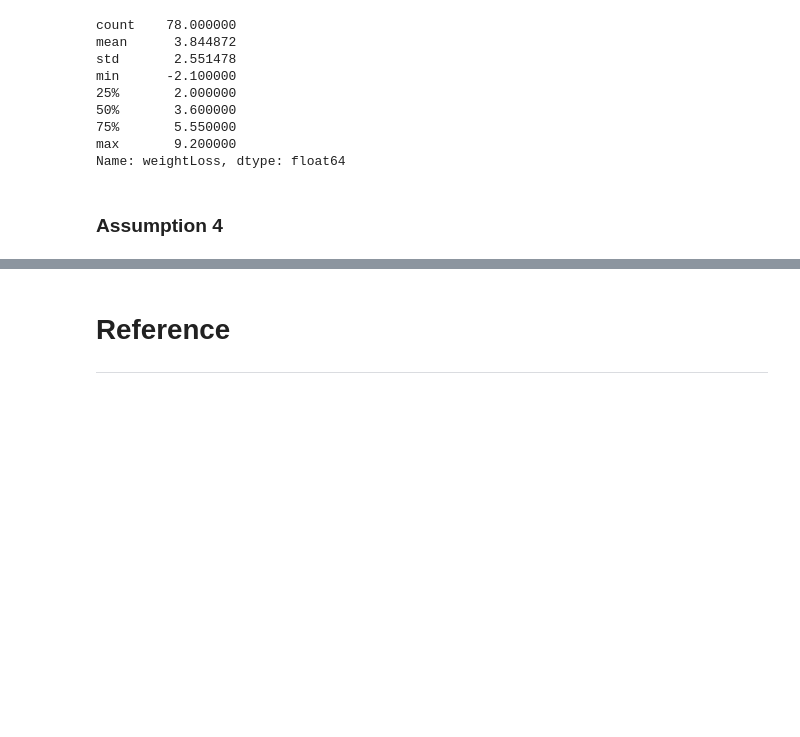
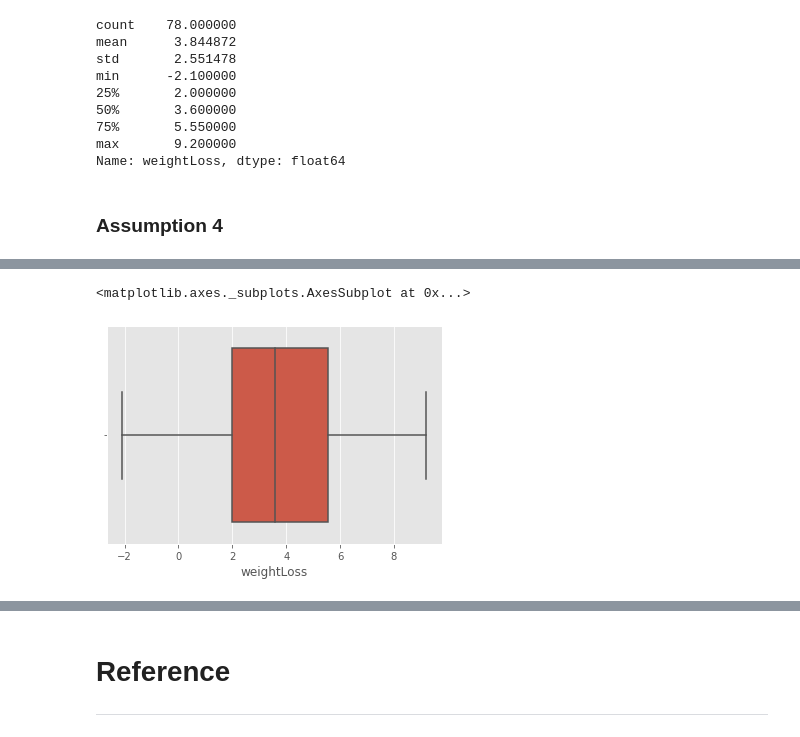
Before and after one commit to shaner1/Machine_Learning_-_Statistic, a Jupyter notebook: scipy-stats.ipynb, the cells around one changed output, grey strips where cells are left out. Cells and saved outputs as stored; diff of their text form; code cells hidden in the pictures; blank space fills up the shorter version.

Commit message:
Adding graphs and documentation to scipy notebook

```diff
--- a/scipy-stats.ipynb
+++ b/scipy-stats.ipynb
@@ -291,4 +325,7 @@ Third quartile (Q3 or 75th percentile): also known as the upper quartile qn(0.75
 https://en.wikipedia.org/wiki/Box_plot
 # %%
 # https://seaborn.pydata.org/generated/seaborn.boxplot.html
-sns.boxplot()
+sns.boxplot(x = dependent)
+# %% [output]
+<matplotlib.axes._subplots.AxesSubplot at 0x...>
+[figure, added]
```
Also changed, not shown: parts of 11 cells of this notebook, 1 other file.
